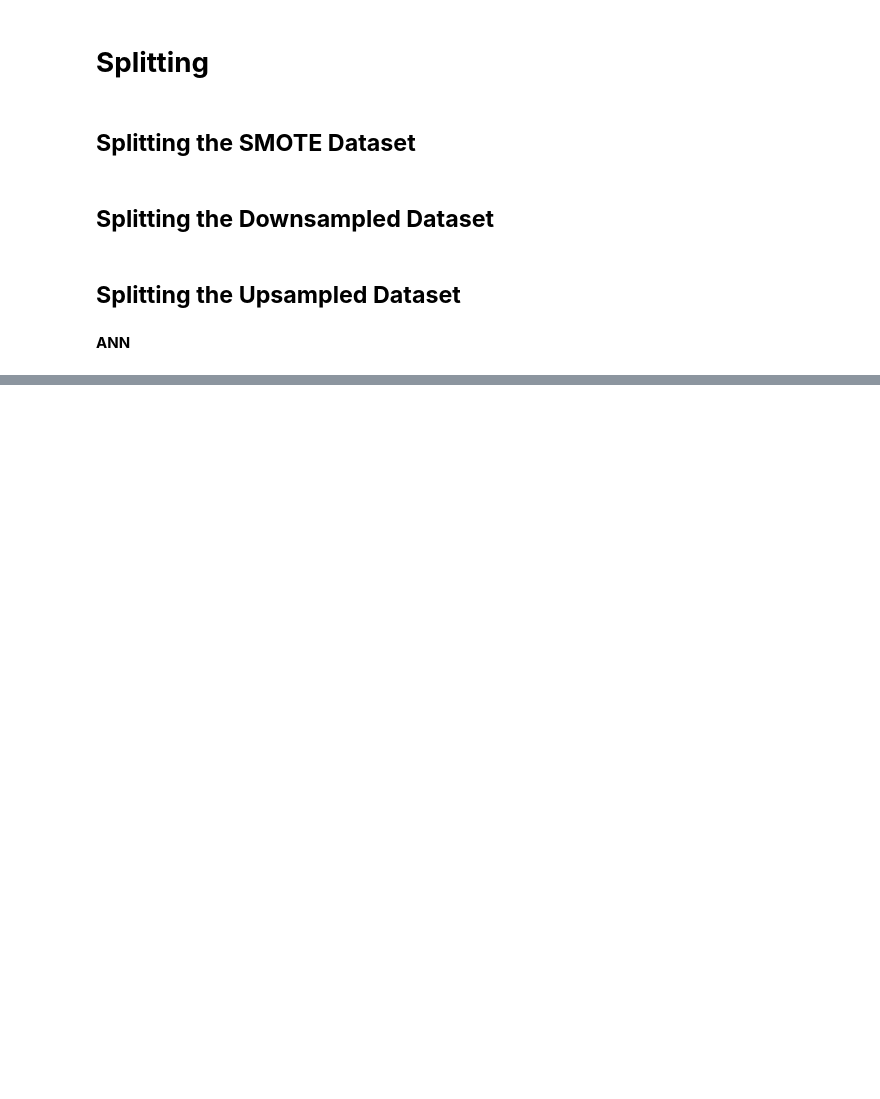
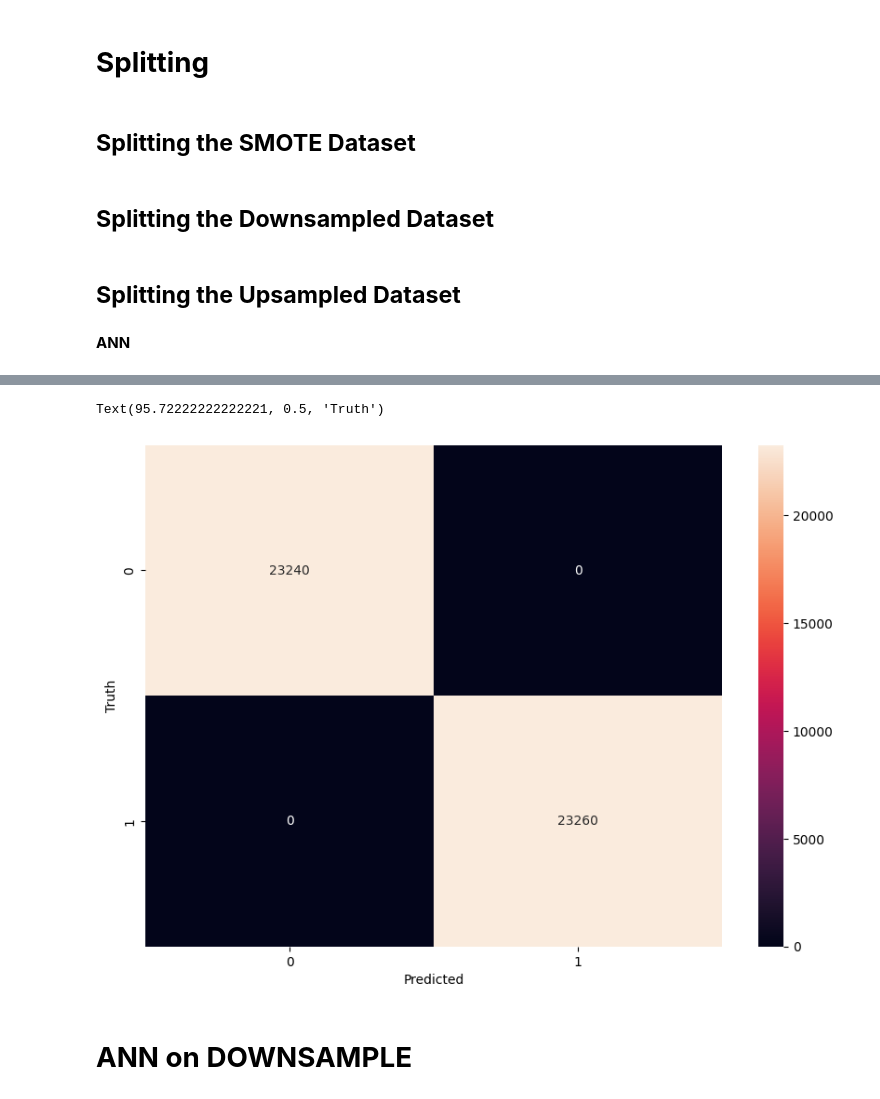
Before and after one commit to Adhyatik/MLM-PROJECT-REPORT, a Jupyter notebook: Group6_FAAD_Group_Project.ipynb, the cells around one changed output, grey strips where cells are left out. Saved outputs shown, nothing was run; the diff lists cells and outputs as text; code cells hidden in the pictures; blank space fills up the shorter version.

```diff
--- a/Group6_FAAD_Group_Project.ipynb
+++ b/Group6_FAAD_Group_Project.ipynb
@@ -521,0 +659,12 @@ plt.show()
+# %%
+import pandas as pd
+
+# Preprocess X_test_up to convert string columns to numerical
+for column in X_test_up.select_dtypes(include=['object']).columns:
+    X_test_up[column] = pd.factorize(X_test_up[column])[0]
+
+# Preprocess y_test_up to convert string labels to numerical
+y_test_up = pd.factorize(y_test_up)[0]
+
+# Now evaluate the model:
+model.evaluate(X_test_up, y_test_up)
@@ -521,0 +674,3 @@ plt.show()
+# %%
+yp = model.predict(X_test_up)
+yp[:5]
@@ -521,0 +684,7 @@ plt.show()
+# %%
+y_pred_up = []
+for element in yp:
+    if element > 0.5:
+        y_pred_up.append(1)
+    else:
+        y_pred_up.append(0)
@@ -521,0 +702,12 @@ plt.show()
+# %%
+cm = tf.math.confusion_matrix(labels=y_test_up,predictions=y_pred_up)
+
+plt.figure(figsize = (10,7))
+sns.heatmap(cm, annot=True, fmt='d') # Changed sn to sns
+plt.xlabel('Predicted')
+plt.ylabel('Truth')
+# %% [output]
+Text(95.72222222222221, 0.5, 'Truth')
+[figure, added]
+# %% [markdown]
+# **ANN on DOWNSAMPLE**
```
Also changed, not shown: parts of 38 cells of this notebook.
